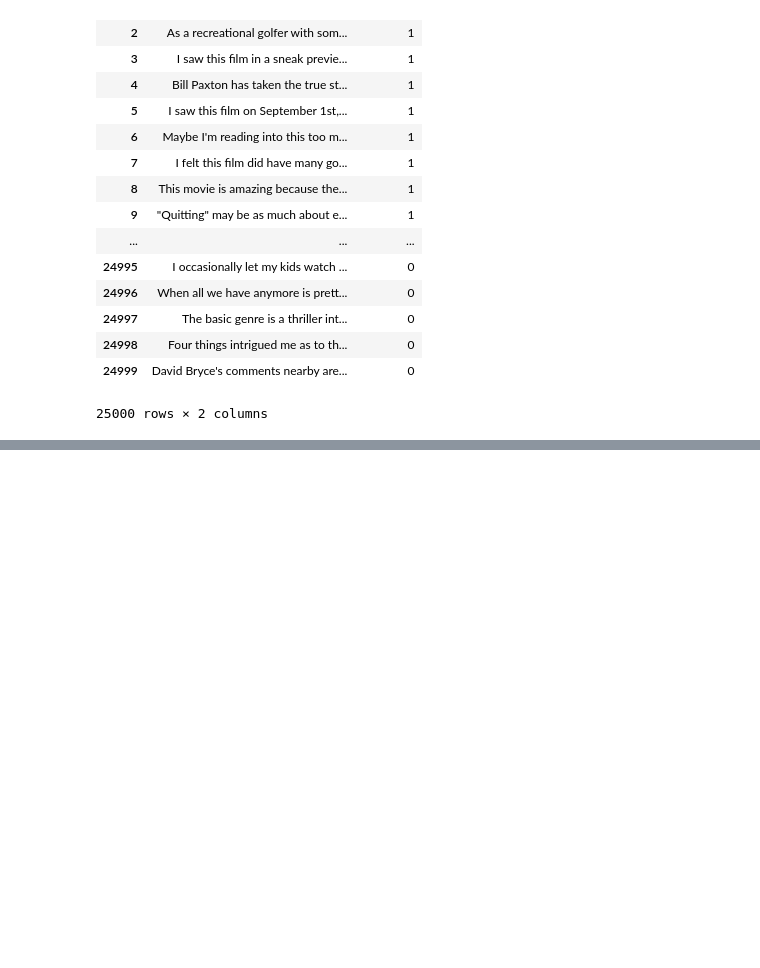
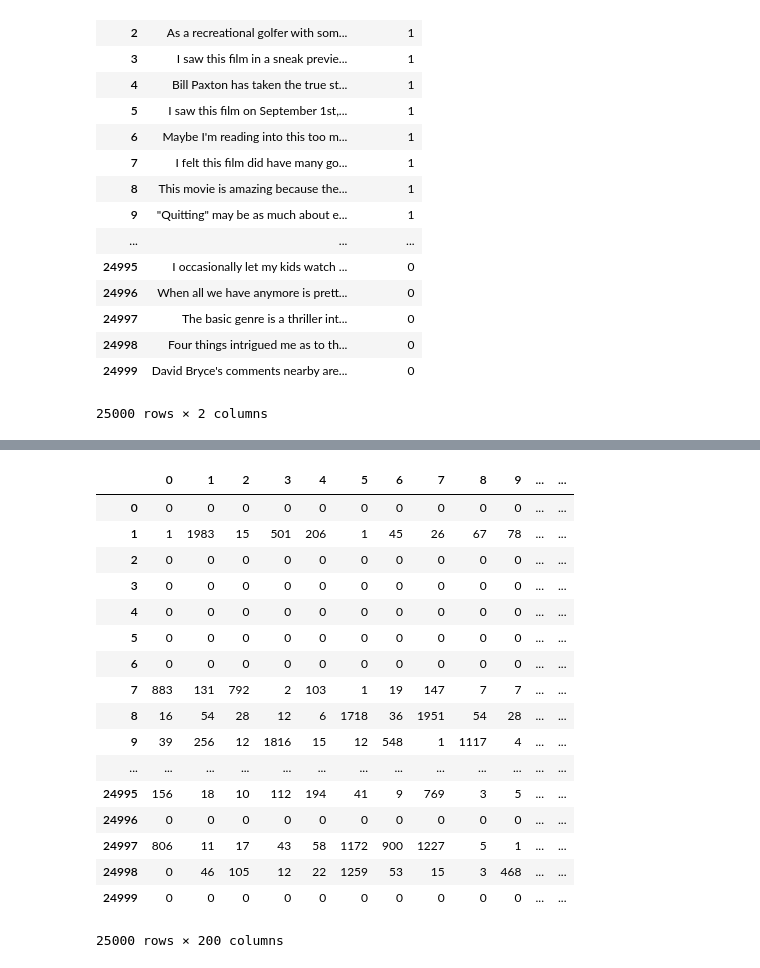
Before and after one commit to Elwing-Chou/taipeitechml, a Jupyter notebook: embedding.ipynb, the cells around one changed output, grey strips where cells are left out. Cells and saved outputs as stored; diff of their text form; code cells hidden in the pictures; blank space fills up the shorter version.

```diff
--- a/embedding.ipynb
+++ b/embedding.ipynb
@@ -71,0 +122,25 @@ testdf
+# %%
+# (TensorFlow) 輸入必須固定 截長補短
+from keras.preprocessing.sequence import pad_sequences
+trainpad = pad_sequences(trainseq, maxlen=200)
+testpad = pad_sequences(testseq, maxlen=200)
+pd.DataFrame(trainpad)
+# %% [output]
+|  | 0 | 1 | 2 | 3 | 4 | 5 | 6 | 7 | 8 | 9 | ... | ... |
+| 0 | 0 | 0 | 0 | 0 | 0 | 0 | 0 | 0 | 0 | 0 | ... | ... |
+| 1 | 1 | 1983 | 15 | 501 | 206 | 1 | 45 | 26 | 67 | 78 | ... | ... |
+| 2 | 0 | 0 | 0 | 0 | 0 | 0 | 0 | 0 | 0 | 0 | ... | ... |
+| 3 | 0 | 0 | 0 | 0 | 0 | 0 | 0 | 0 | 0 | 0 | ... | ... |
+| 4 | 0 | 0 | 0 | 0 | 0 | 0 | 0 | 0 | 0 | 0 | ... | ... |
+| 5 | 0 | 0 | 0 | 0 | 0 | 0 | 0 | 0 | 0 | 0 | ... | ... |
+| 6 | 0 | 0 | 0 | 0 | 0 | 0 | 0 | 0 | 0 | 0 | ... | ... |
+| 7 | 883 | 131 | 792 | 2 | 103 | 1 | 19 | 147 | 7 | 7 | ... | ... |
+| 8 | 16 | 54 | 28 | 12 | 6 | 1718 | 36 | 1951 | 54 | 28 | ... | ... |
+| 9 | 39 | 256 | 12 | 1816 | 15 | 12 | 548 | 1 | 1117 | 4 | ... | ... |
+| ... | ... | ... | ... | ... | ... | ... | ... | ... | ... | ... | ... | ... |
+| 24995 | 156 | 18 | 10 | 112 | 194 | 41 | 9 | 769 | 3 | 5 | ... | ... |
+| 24996 | 0 | 0 | 0 | 0 | 0 | 0 | 0 | 0 | 0 | 0 | ... | ... |
+| 24997 | 806 | 11 | 17 | 43 | 58 | 1172 | 900 | 1227 | 5 | 1 | ... | ... |
+| 24998 | 0 | 46 | 105 | 12 | 22 | 1259 | 53 | 15 | 3 | 468 | ... | ... |
+| 24999 | 0 | 0 | 0 | 0 | 0 | 0 | 0 | 0 | 0 | 0 | ... | ... |
+25000 rows × 200 columns
```
Also changed, not shown: parts of 2 cells of this notebook.
